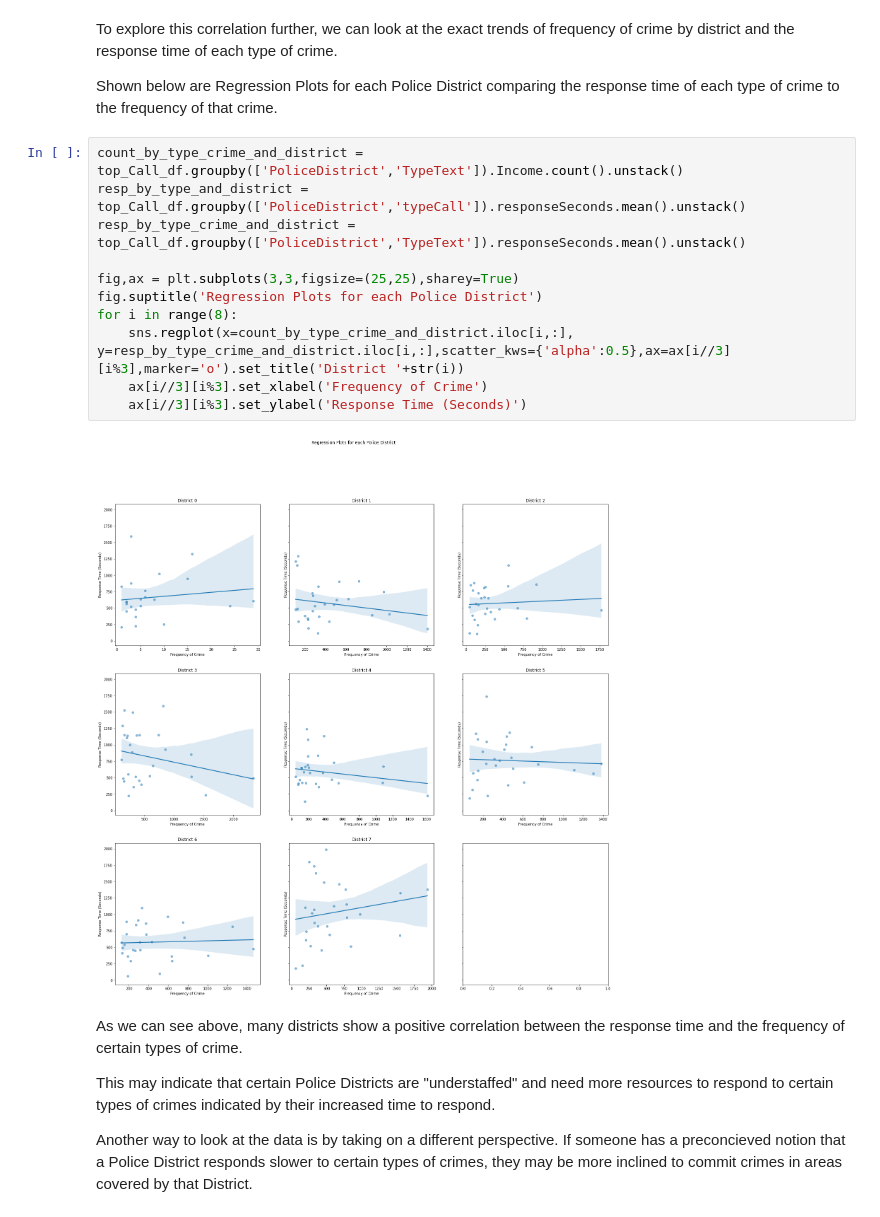
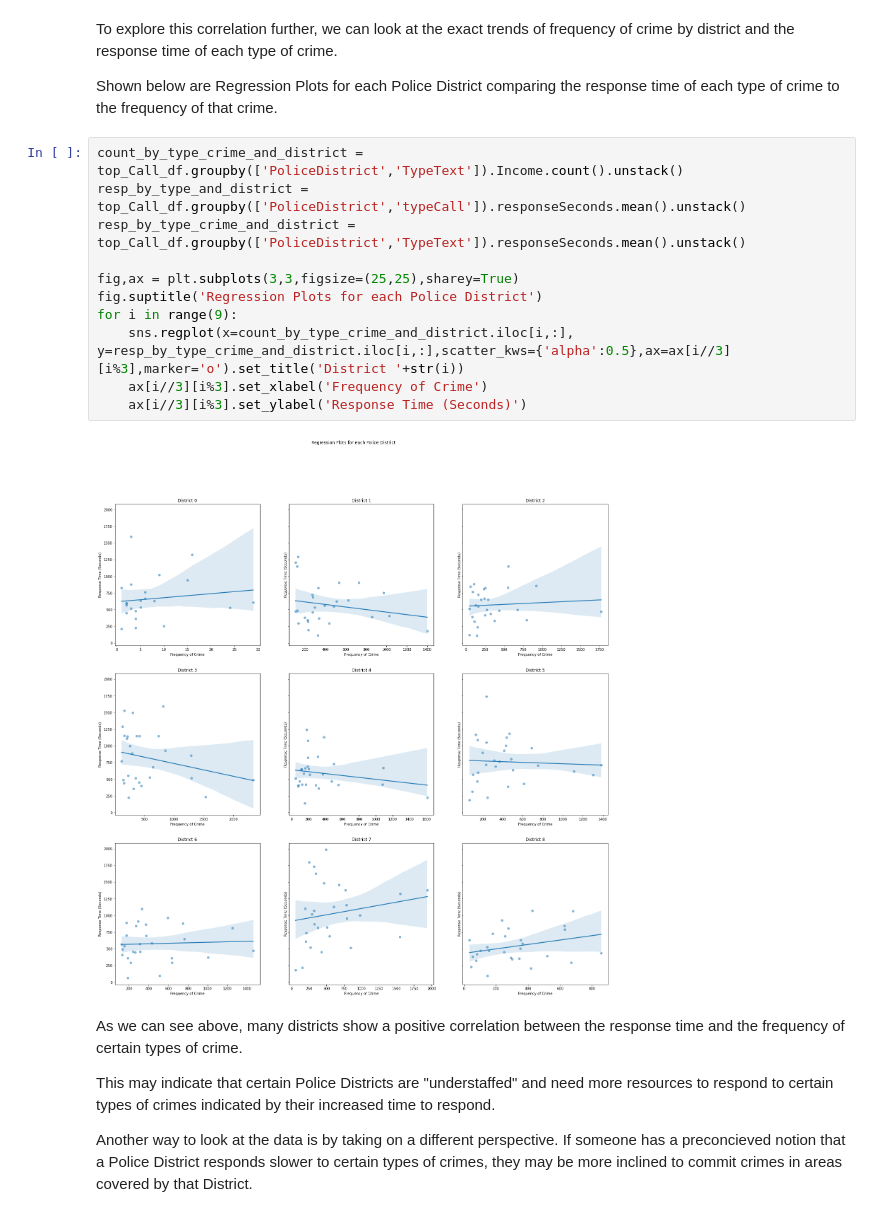
Before and after one commit to M-Sender/ServiceLearning, a Jupyter notebook: code/analysis.ipynb, the cells around one changed output. Cells and saved outputs as stored; diff of their text form.

```diff
--- a/code/analysis.ipynb
+++ b/code/analysis.ipynb
@@ -353,16 +353,16 @@ Shown below are Regression Plots for each Police District comparing the response
 # %%
 count_by_type_crime_and_district = top_Call_df.groupby(['PoliceDistrict','TypeText']).Income.count().unstack()
 resp_by_type_and_district = top_Call_df.groupby(['PoliceDistrict','typeCall']).responseSeconds.mean().unstack()
 resp_by_type_crime_and_district = top_Call_df.groupby(['PoliceDistrict','TypeText']).responseSeconds.mean().unstack()
 
 fig,ax = plt.subplots(3,3,figsize=(25,25),sharey=True)
 fig.suptitle('Regression Plots for each Police District')
-for i in range(8):
+for i in range(9):
     sns.regplot(x=count_by_type_crime_and_district.iloc[i,:], y=resp_by_type_crime_and_district.iloc[i,:],scatter_kws={'alpha':0.5},ax=ax[i//3][i%3],marker='o').set_title('District '+str(i))
     ax[i//3][i%3].set_xlabel('Frequency of Crime')
     ax[i//3][i%3].set_ylabel('Response Time (Seconds)')
 # %% [output]
-[figure, old version]
+[figure, new version]
 # %% [markdown]
 As we can see above, many districts show a positive correlation between the response time and the frequency of certain types of crime.
 
```
